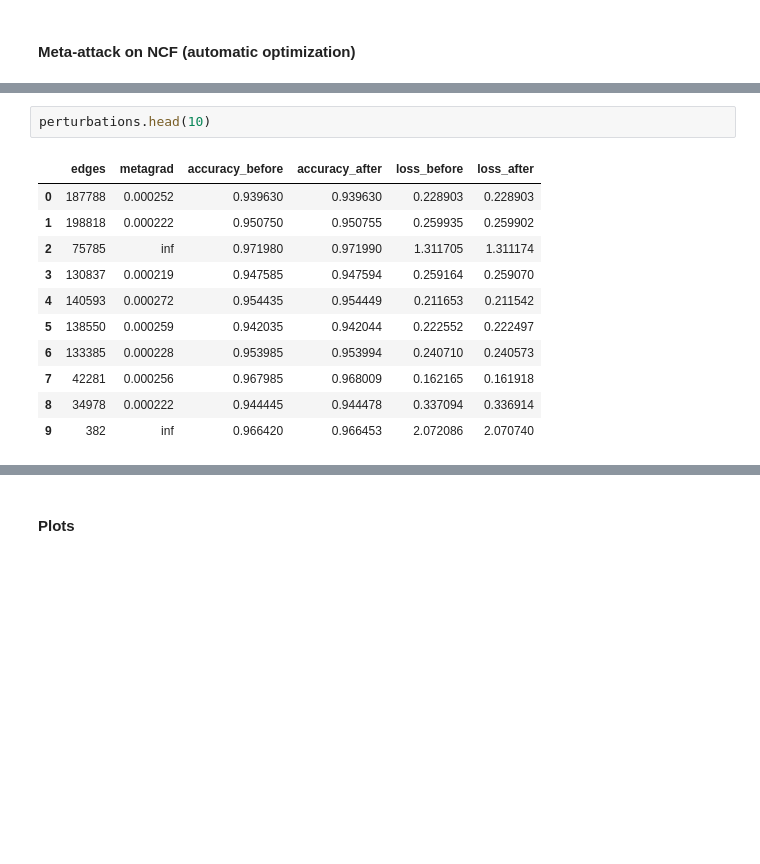
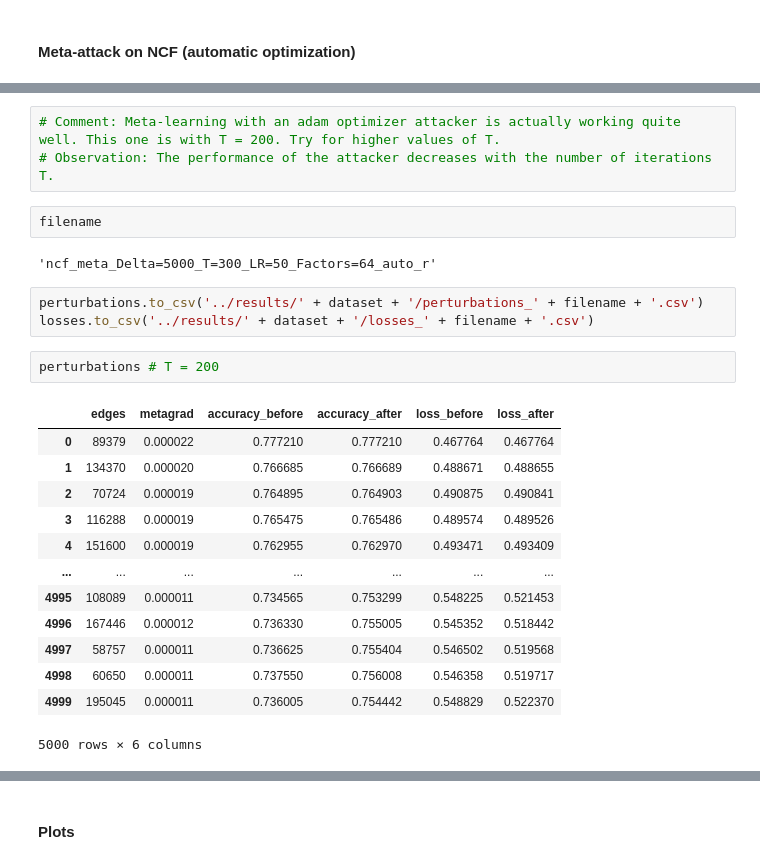
Before and after one commit to aravind-gk/RecSysAttack, a Jupyter notebook: ncf_gridsearch/ncf.ipynb, the cells around one changed output, grey strips where cells are left out. Saved outputs shown, nothing was run; the diff lists cells and outputs as text; blank space fills up the shorter version.

```diff
--- a/ncf_gridsearch/ncf.ipynb
+++ b/ncf_gridsearch/ncf.ipynb
@@ -259,14 +259,26 @@ FileNotFoundError: [Errno 2] No such file or directory: '../results/movielens/pe
-# %%
-perturbations.head(10)
-# %% [output]
-|  | edges | metagrad | accuracy_before | accuracy_after | loss_before | loss_after |
-| 0 | 187788 | 0.000252 | 0.939630 | 0.939630 | 0.228903 | 0.228903 |
-| 1 | 198818 | 0.000222 | 0.950750 | 0.950755 | 0.259935 | 0.259902 |
-| 2 | 75785 | inf | 0.971980 | 0.971990 | 1.311705 | 1.311174 |
-| 3 | 130837 | 0.000219 | 0.947585 | 0.947594 | 0.259164 | 0.259070 |
-| 4 | 140593 | 0.000272 | 0.954435 | 0.954449 | 0.211653 | 0.211542 |
-| 5 | 138550 | 0.000259 | 0.942035 | 0.942044 | 0.222552 | 0.222497 |
-| 6 | 133385 | 0.000228 | 0.953985 | 0.953994 | 0.240710 | 0.240573 |
-| 7 | 42281 | 0.000256 | 0.967985 | 0.968009 | 0.162165 | 0.161918 |
-| 8 | 34978 | 0.000222 | 0.944445 | 0.944478 | 0.337094 | 0.336914 |
-| 9 | 382 | inf | 0.966420 | 0.966453 | 2.072086 | 2.070740 |
+# %%
+# Comment: Meta-learning with an adam optimizer attacker is actually working quite well. This one is with T = 200. Try for higher values of T.
+# Observation: The performance of the attacker decreases with the number of iterations T.
+# %%
+filename
+# %% [output]
+'ncf_meta_Delta=5000_T=300_LR=50_Factors=64_auto_r'
+# %%
+perturbations.to_csv('../results/' + dataset + '/perturbations_' + filename + '.csv')
+losses.to_csv('../results/' + dataset + '/losses_' + filename + '.csv')
+# %%
+perturbations # T = 200
+# %% [output]
+|  | edges | metagrad | accuracy_before | accuracy_after | loss_before | loss_after |
+| 0 | 89379 | 0.000022 | 0.777210 | 0.777210 | 0.467764 | 0.467764 |
+| 1 | 134370 | 0.000020 | 0.766685 | 0.766689 | 0.488671 | 0.488655 |
+| 2 | 70724 | 0.000019 | 0.764895 | 0.764903 | 0.490875 | 0.490841 |
+| 3 | 116288 | 0.000019 | 0.765475 | 0.765486 | 0.489574 | 0.489526 |
+| 4 | 151600 | 0.000019 | 0.762955 | 0.762970 | 0.493471 | 0.493409 |
+| ... | ... | ... | ... | ... | ... | ... |
+| 4995 | 108089 | 0.000011 | 0.734565 | 0.753299 | 0.548225 | 0.521453 |
+| 4996 | 167446 | 0.000012 | 0.736330 | 0.755005 | 0.545352 | 0.518442 |
+| 4997 | 58757 | 0.000011 | 0.736625 | 0.755404 | 0.546502 | 0.519568 |
+| 4998 | 60650 | 0.000011 | 0.737550 | 0.756008 | 0.546358 | 0.519717 |
+| 4999 | 195045 | 0.000011 | 0.736005 | 0.754442 | 0.548829 | 0.522370 |
+5000 rows × 6 columns
```
Also changed, not shown: parts of 7 cells of this notebook, 4 other files.
